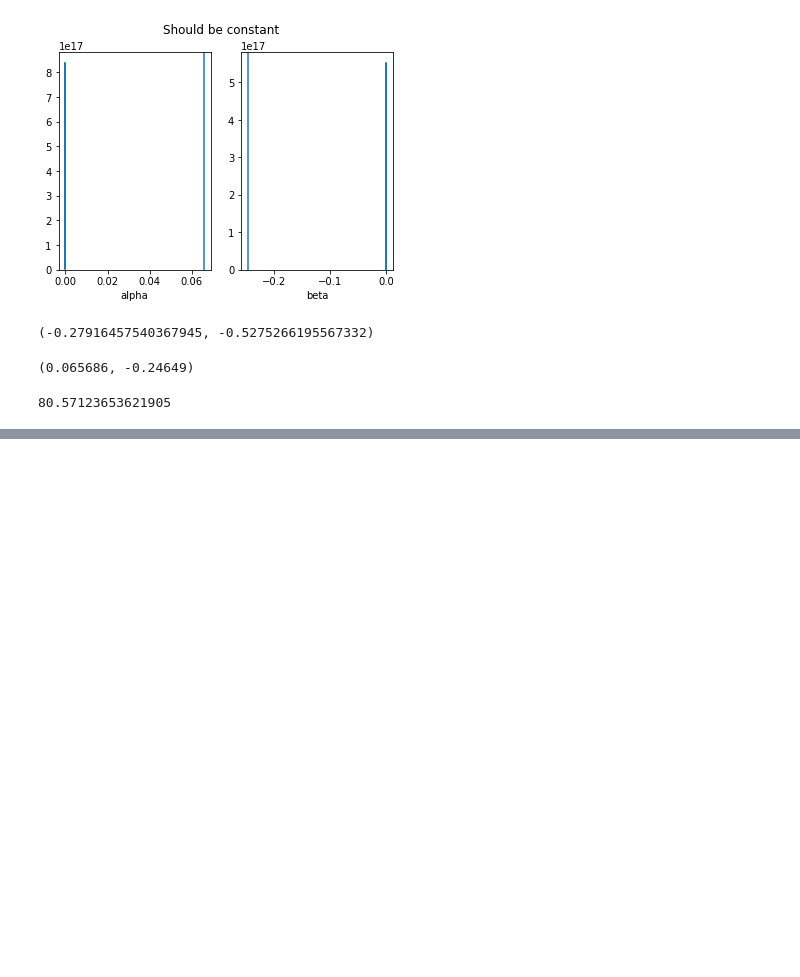
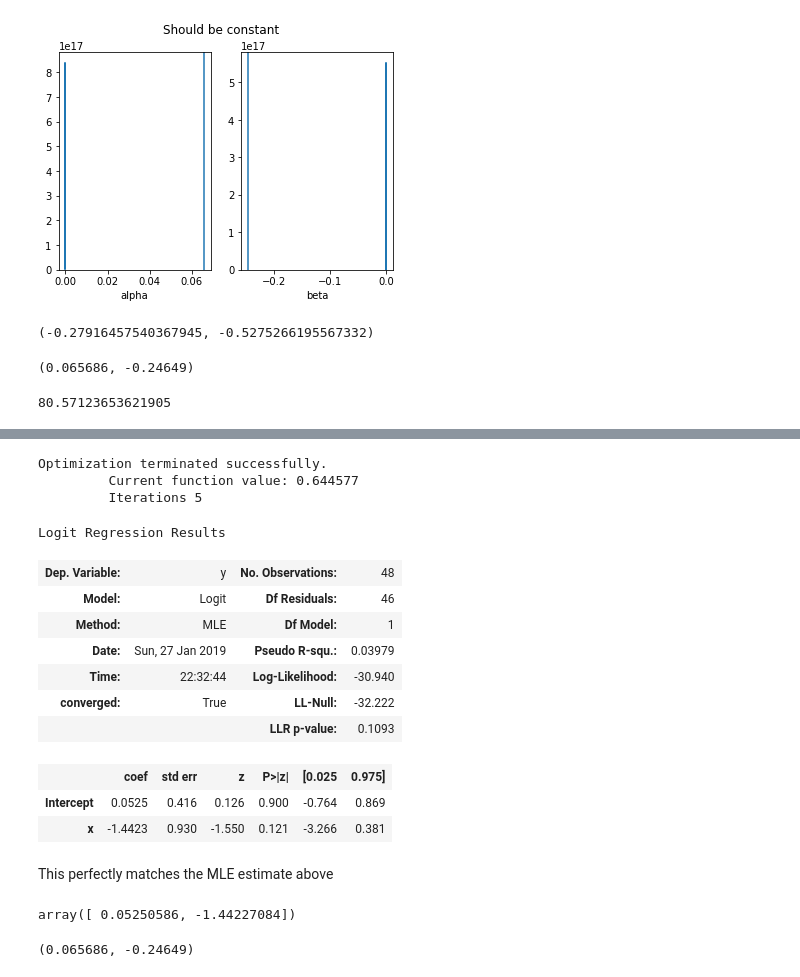
Before and after one commit to hacktuarial/bda3, a Jupyter notebook: chapter10/5_rejection_importance_sampling.ipynb, the cells around one changed output, grey strips where cells are left out. Drawn from its saved outputs; the diff is of its cells as text; code cells hidden in the pictures; blank space fills up the shorter version.

```diff
--- a/chapter10/5_rejection_importance_sampling.ipynb
+++ b/chapter10/5_rejection_importance_sampling.ipynb
@@ -299,0 +368,27 @@ alpha, beta
+# %%
+smf.logit("y ~ x", data=df).fit().summary()
+# %% [output]
+Optimization terminated successfully.
+         Current function value: 0.644577
+         Iterations 5
+Logit Regression Results
+| Dep. Variable: | y | No. Observations: | 48 |
+| Model: | Logit | Df Residuals: | 46 |
+| Method: | MLE | Df Model: | 1 |
+| Date: | Sun, 27 Jan 2019 | Pseudo R-squ.: | 0.03979 |
+| Time: | 22:32:44 | Log-Likelihood: | -30.940 |
+| converged: | True | LL-Null: | -32.222 |
+|  |  | LLR p-value: | 0.1093 |
+|  | coef | std err | z | P>|z| | [0.025 | 0.975] |
+| Intercept | 0.0525 | 0.416 | 0.126 | 0.900 | -0.764 | 0.869 |
+| x | -1.4423 | 0.930 | -1.550 | 0.121 | -3.266 | 0.381 |
+# %% [markdown]
+This perfectly matches the MLE estimate above
+# %%
+mle.x
+# %% [output]
+array([ 0.05250586, -1.44227084])
+# %%
+alpha, beta
+# %% [output]
+(0.065686, -0.24649)
```
Also changed, not shown: parts of 16 cells of this notebook.
